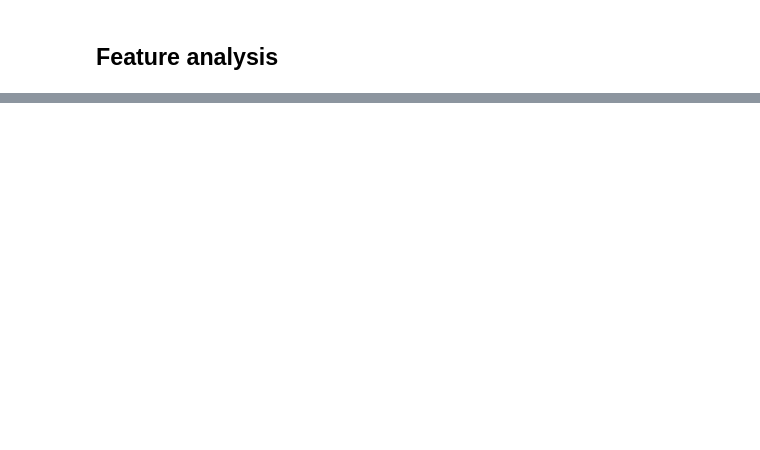
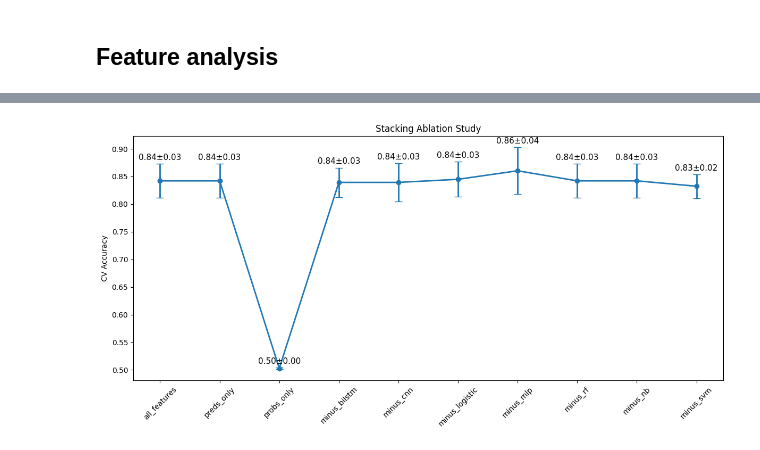
Before and after one commit to Michelle875/Sarcasm-Detector, a Jupyter notebook: stacking.ipynb, the cells around one changed output, grey strips where cells are left out. Saved outputs shown, nothing was run; the diff lists cells and outputs as text; code cells hidden in the pictures; blank space fills up the shorter version.

Commit message:
ablation study and file for predictions

```diff
--- a/stacking.ipynb
+++ b/stacking.ipynb
@@ -73,6 +73,18 @@ naive_bayes_valid_y = naive_bayes_valid['label']
 naive_bayes_valid_x = naive_bayes_valid.drop('label', axis=1)
 naive_bayes_test_y = naive_bayes_test['label']
 naive_bayes_test_x = naive_bayes_test.drop('label', axis=1)
+
+#svm
+svm_train= pd.read_csv('svm_train_preds.csv')
+svm_valid= pd.read_csv('svm_valid_preds.csv')
+svm_test= pd.read_csv('svm_test_preds.csv')
+
+svm_train_y = svm_train['label']
+svm_train_x = svm_train.drop('label', axis=1)
+svm_valid_y = svm_valid['label']
+svm_valid_x = svm_valid.drop('label', axis=1)
+svm_test_y = svm_test['label']
+svm_test_x = svm_test.drop('label', axis=1)
 # %%
 np.sum(bilstm_valid_y==random_forest_valid_y)/len(random_forest_valid_y)
 # %% [output]
@@ -96,6 +108,9 @@ X_meta_valid = pd.DataFrame({
 
     "nb_pred": naive_bayes_valid["prediction"],
     "nb_prob": naive_bayes_valid["probability"],
+
+    "svm_pred": svm_valid["prediction"],
+    "svm_prob": svm_valid["probability"]
 })
 
 y_meta_valid = bilstm_valid["label"]
@@ -118,6 +133,9 @@ X_meta_test = pd.DataFrame({
 
     "nb_pred": naive_bayes_test["prediction"],
     "nb_prob": naive_bayes_test["probability"],
+
+    "svm_pred": svm_test["prediction"],
+    "svm_prob": svm_test["probability"]
 })
 
 y_meta_test = bilstm_test["label"]
@@ -462,0 +483,76 @@ print(coef_df)
+# %%
+import pandas as pd
+import numpy as np
+from sklearn.linear_model import LogisticRegression
+from sklearn.model_selection import StratifiedKFold, cross_val_score
+import matplotlib.pyplot as plt
+
+# -------------------------------
+pred_cols = [c for c in X_meta_valid.columns if "pred" in c]
+prob_cols = [c for c in X_meta_valid.columns if "prob" in c]
+
+model_prefixes = ["bilstm","cnn","logistic","mlp","rf","nb","svm"]
+
+
+cv = StratifiedKFold(n_splits=5, shuffle=True, random_state=42)
+
+experiments = {}
+
+def score_model(X, name):
+    model = LogisticRegression(penalty="l1", C=0.01, solver="liblinear")
+    scores = cross_val_score(model, X, y_meta_valid, cv=cv, scoring="accuracy")
+    experiments[name] = (scores.mean(), scores.std())
+
+
+
+# 1. all features
+score_model(X_meta_valid_scaled, "all_features")
+
+# 2. only predictions
+score_model(X_meta_valid_scaled[:, [X_meta_valid.columns.get_loc(c) for c in pred_cols]],
+            "preds_only")
+
+# 3. only probs
+score_model(X_meta_valid_scaled[:, [X_meta_valid.columns.get_loc(c) for c in prob_cols]],
+            "probs_only")
+
+# 4. leave-one-model-out ablations
+for m in model_prefixes:
+    cols = [c for c in X_meta_valid.columns if not c.startswith(m+"_")]
+    idxs = [X_meta_valid.columns.get_loc(c) for c in cols]
+    score_model(X_meta_valid_scaled[:, idxs], f"minus_{m}")
+
+# --# -----------------------------------
+# plot results
+# -----------------------------------
+keys = list(experiments.keys())
+means = [experiments[k][0] for k in keys]
+stds  = [experiments[k][1] for k in keys]
+
+plt.figure(figsize=(12,6))
+plt.errorbar(
+    keys,
+    means,
+    yerr=stds,
+    fmt='-o',
+    capsize=5,
+    linewidth=2,
+)
+plt.xticks(rotation=45)
+plt.ylabel("CV Accuracy")
+plt.title("Stacking Ablation Study")
+
+# add accuracy annotations above markers
+for x, m, s in zip(keys, means, stds):
+    plt.text(
+        x,
+        m + s + 0.007,            # slightly above error bar
+        f"{m:.2f}±{s:.2f}",
+        ha='center',
+        fontsize=11
+    )
+
+plt.tight_layout()
+plt.show()
+# %% [output]
+[figure, added]
```
Also changed, not shown: parts of 6 cells of this notebook, 8 other files.
